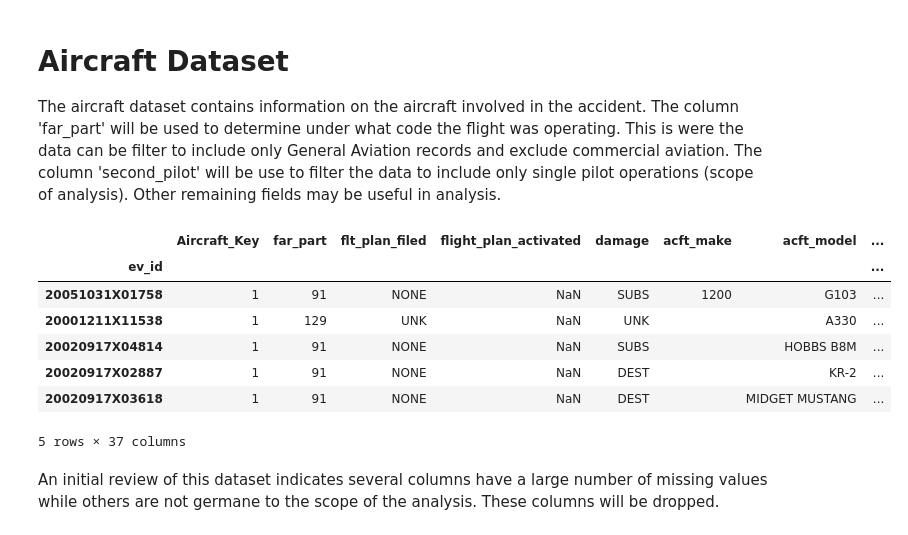
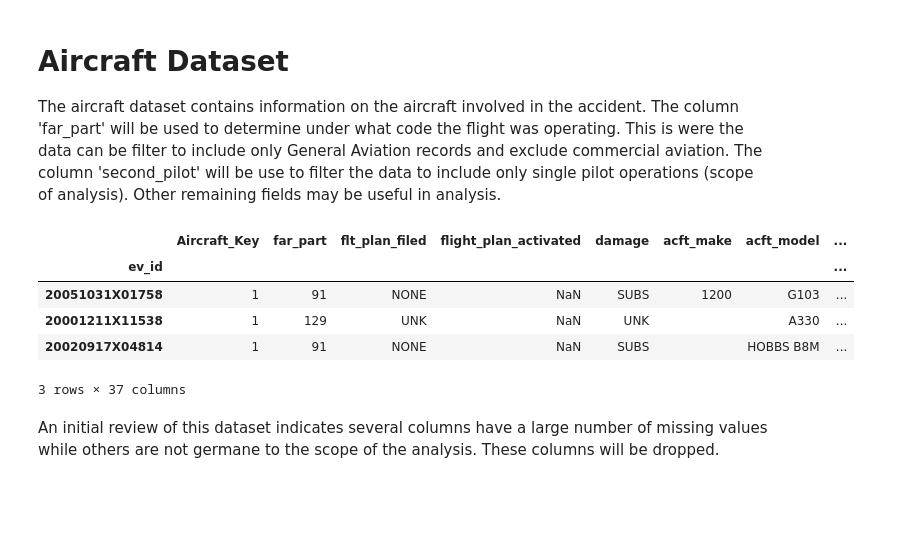
Before and after one commit to birr-data/capstone2, a Jupyter notebook: notebooks/1.0-mjg-data-wrangling.ipynb, the cells around one changed output. Drawn from its saved outputs; the diff is of its cells as text; code cells hidden in the pictures; blank space fills up the shorter version.

```diff
--- a/notebooks/1.0-mjg-data-wrangling.ipynb
+++ b/notebooks/1.0-mjg-data-wrangling.ipynb
@@ -52,16 +52,14 @@ The aircraft dataset contains information on the aircraft involved in the accide
 # %%
 file = 'D:/cap/capstone2/data/raw/aircraft.csv'
 aircraft = pd.read_csv(file, encoding = 'Windows-1252', index_col = 0, low_memory = False)
-aircraft.head()
+aircraft.head(3)
 # %% [output]
 |  | Aircraft_Key | far_part | flt_plan_filed | flight_plan_activated | damage | acft_make | acft_model | ... |
 | ev_id |  |  |  |  |  |  |  | ... |
 | 20051031X01758 | 1 | 91 | NONE | NaN | SUBS | 1200 | G103 | ... |
 | 20001211X11538 | 1 | 129 | UNK | NaN | UNK |  | A330 | ... |
 | 20020917X04814 | 1 | 91 | NONE | NaN | SUBS |  | HOBBS B8M | ... |
-| 20020917X02887 | 1 | 91 | NONE | NaN | DEST |  | KR-2 | ... |
-| 20020917X03618 | 1 | 91 | NONE | NaN | DEST |  | MIDGET MUSTANG | ... |
-5 rows × 37 columns
+3 rows × 37 columns
 # %%
 #initial profile
 #generate_profile(aircraft)
```
Also changed, not shown: parts of 30 cells of this notebook.
